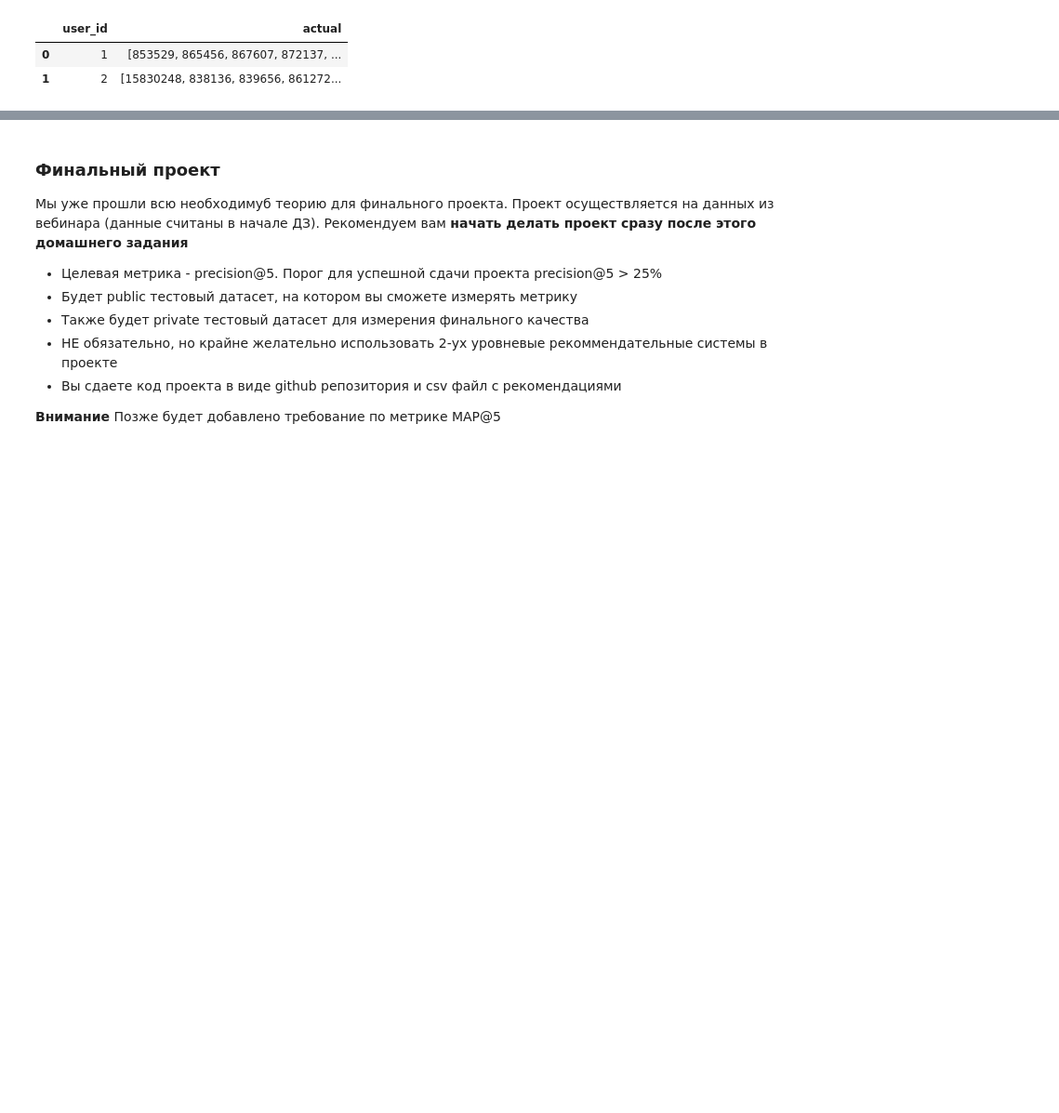
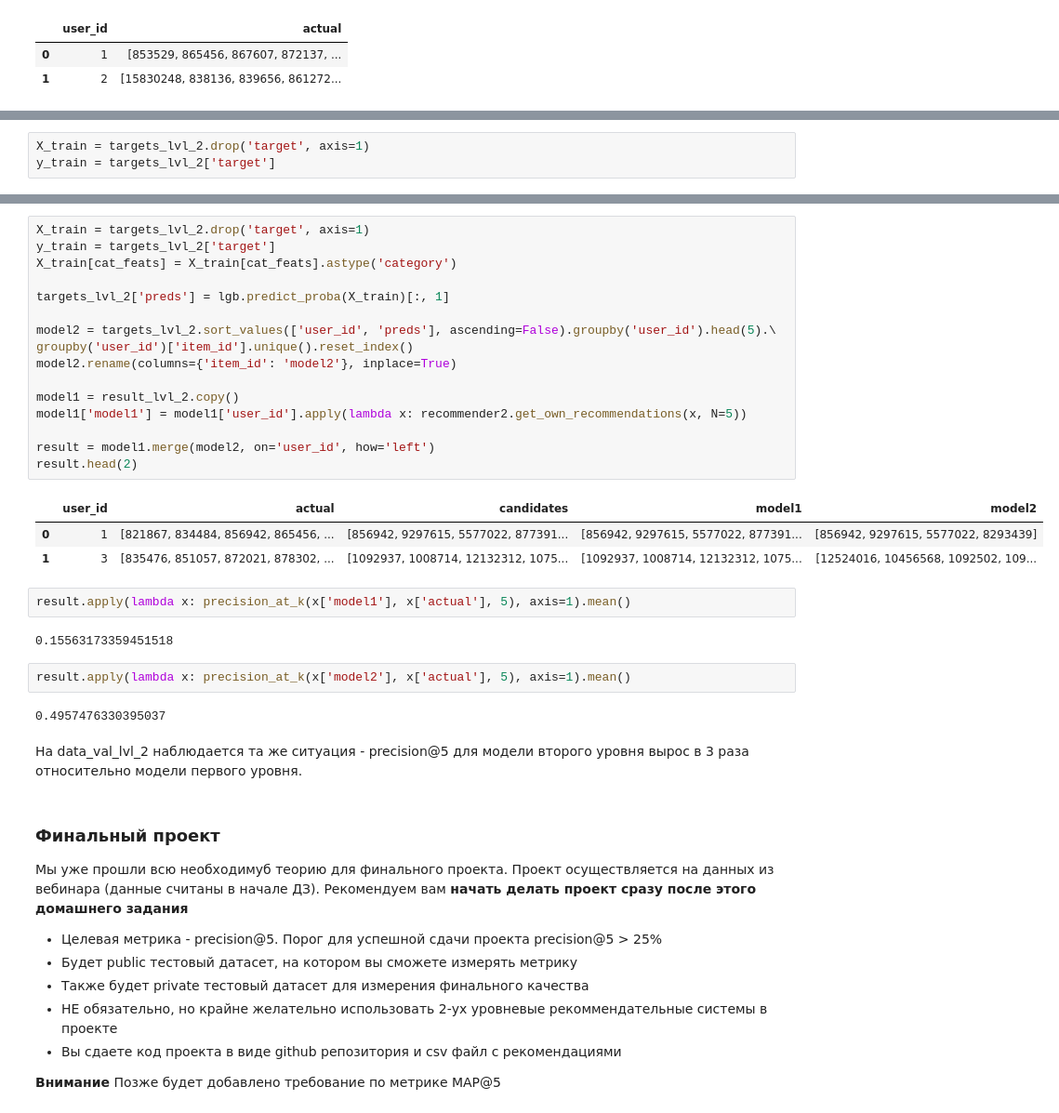
Before and after one commit to SemenovR/GB_RecommenderSystems, a Jupyter notebook: lesson_6/lesson_6.ipynb, the cells around one changed output, grey strips where cells are left out. Shown: that part at 93% size. Saved outputs shown, nothing was run; the diff lists cells and outputs as text; blank space fills up the shorter version.

```diff
--- a/lesson_6/lesson_6.ipynb
+++ b/lesson_6/lesson_6.ipynb
@@ -125,0 +264,3 @@ result_lvl_1.head(2)
+# %%
+X_train = targets_lvl_2.drop('target', axis=1)
+y_train = targets_lvl_2['target']
@@ -126,3 +366,33 @@ result_lvl_1.head(2)
+# %%
+X_train = targets_lvl_2.drop('target', axis=1)
+y_train = targets_lvl_2['target']
+X_train[cat_feats] = X_train[cat_feats].astype('category')
+
+targets_lvl_2['preds'] = lgb.predict_proba(X_train)[:, 1]
+
+model2 = targets_lvl_2.sort_values(['user_id', 'preds'], ascending=False).groupby('user_id').head(5).\
+groupby('user_id')['item_id'].unique().reset_index()
+model2.rename(columns={'item_id': 'model2'}, inplace=True)
+
+model1 = result_lvl_2.copy()
+model1['model1'] = model1['user_id'].apply(lambda x: recommender2.get_own_recommendations(x, N=5))
+
+result = model1.merge(model2, on='user_id', how='left')
+result.head(2)
+# %% [output]
+|  | user_id | actual | candidates | model1 | model2 |
+| 0 | 1 | [821867, 834484, 856942, 865456, ... | [856942, 9297615, 5577022, 877391... | [856942, 9297615, 5577022, 877391... | [856942, 9297615, 5577022, 8293439] |
+| 1 | 3 | [835476, 851057, 872021, 878302, ... | [1092937, 1008714, 12132312, 1075... | [1092937, 1008714, 12132312, 1075... | [12524016, 10456568, 1092502, 109... |
+# %%
+result.apply(lambda x: precision_at_k(x['model1'], x['actual'], 5), axis=1).mean()
+# %% [output]
+0.15563173359451518
+# %%
+result.apply(lambda x: precision_at_k(x['model2'], x['actual'], 5), axis=1).mean()
+# %% [output]
+0.4957476330395037
+# %% [markdown]
+На data_val_lvl_2 наблюдается та же ситуация - precision@5 для модели второго уровня вырос в 3 раза относительно модели первого уровня.
 # %% [markdown]
 ### Финальный проект
 
```
Also changed, not shown: parts of 43 cells of this notebook, 3 other files.
